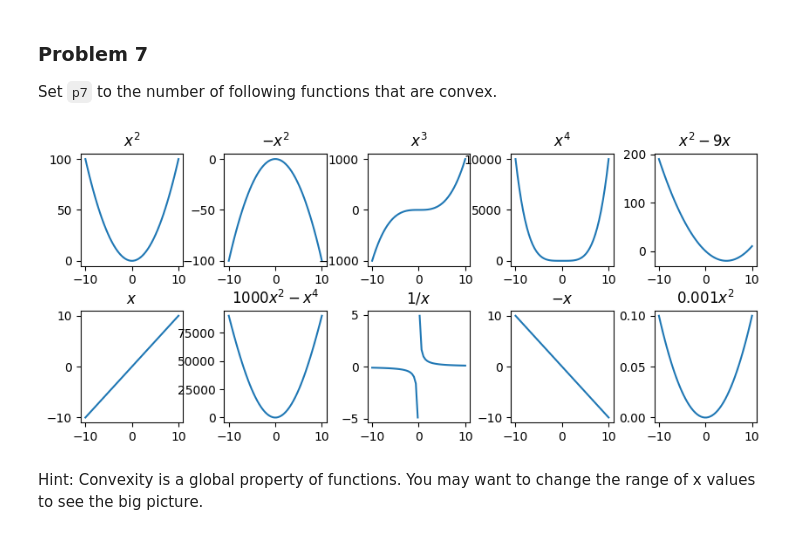
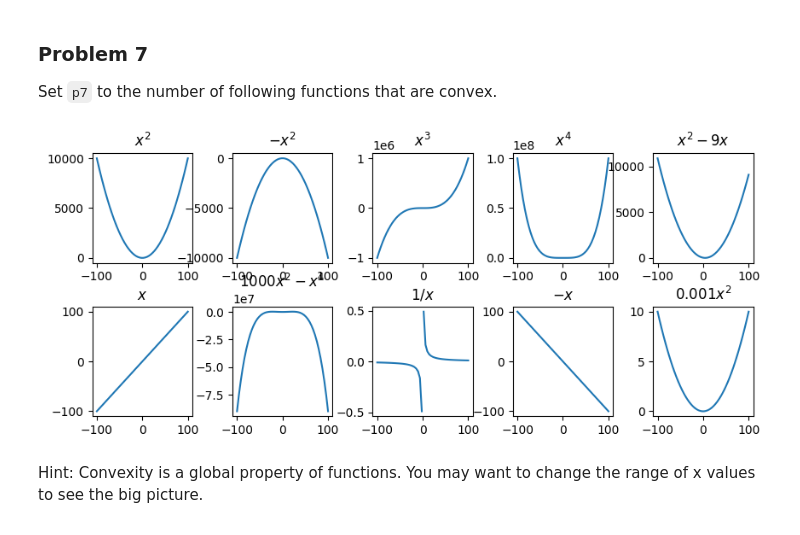
Before and after one commit to kgerman222/dx601-homework-04, a Jupyter notebook: homework.ipynb, the cells around one changed output. Cells and saved outputs as stored; diff of their text form; code cells hidden in the pictures.

```diff
--- a/homework.ipynb
+++ b/homework.ipynb
@@ -186,7 +186,7 @@ Set `p7` to the number of following functions that are convex.
 # whenever there is a x**2 fuction in it positive coefficient is upward facing and negative coefficient is downward
 # parabola - (shape of any x **2 function) aka the U shape
 
-xs = np.linspace(-10, 10)
+xs = np.linspace(-100, 100)
 
 plt.figure(figsize=(10, 4))
 plt.subplot(2, 5, 1)
@@ -205,34 +205,34 @@ plt.subplot(2, 5, 4)
 plt.plot(xs, xs**4)
 plt.title("$x^4$")
 
 plt.subplot(2, 5, 5)
 plt.plot(xs, xs*xs - 9 * xs)
 plt.title("$x^2 - 9x$")
 
 plt.subplot(2, 5, 6)
 plt.plot(xs, xs)
 plt.title("$x$")
 
 plt.subplot(2, 5, 7)
 plt.plot(xs, -xs**4+1000 * xs**2)
 plt.title("$1000x^2 - x^4$")
 
 plt.subplot(2, 5, 8)
 plt.plot([x for x in xs if x > 0], [1 / x for x in xs if x > 0], color="C0")
 plt.plot([x for x in xs if x < 0], [1 / x for x in xs if x < 0], color="C0")
 plt.title("$1/x$")
 
 plt.subplot(2, 5, 9)
 plt.plot(xs, -xs)
 plt.title("$-x$")
 
 plt.subplot(2, 5, 10)
 plt.plot(xs, 0.001 * xs**2)
 plt.title("$0.001 x^2$")
 
 plt.subplots_adjust(hspace=0.4, wspace=0.4);
 # %% [output]
-[figure, old version]
+[figure, new version]
 # %% [markdown]
 Hint: Convexity is a global property of functions.
 You may want to change the range of x values to see the big picture.
```
Also changed, not shown: parts of 2 cells of this notebook.
